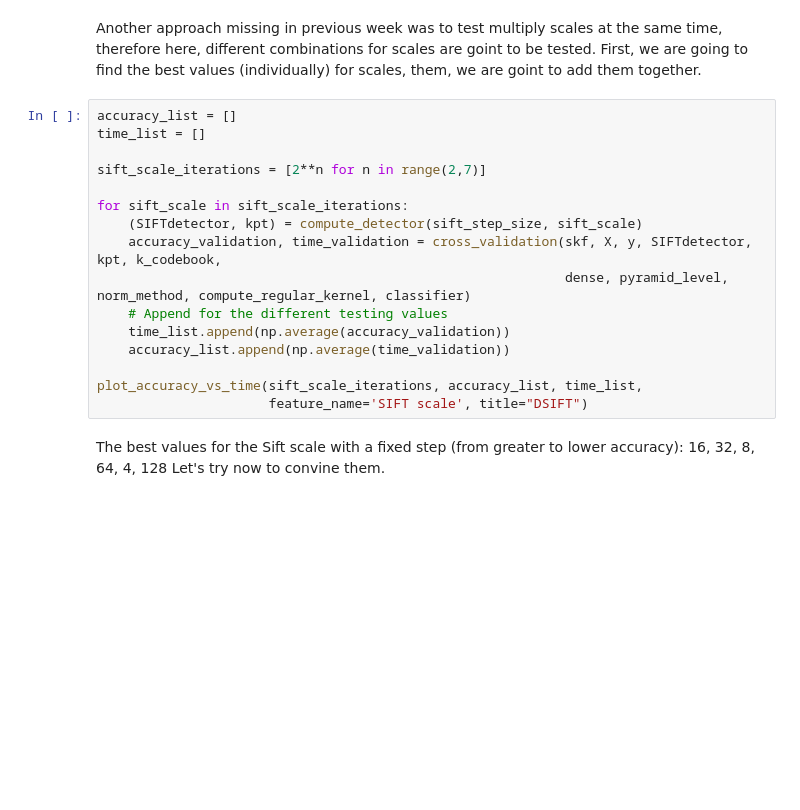
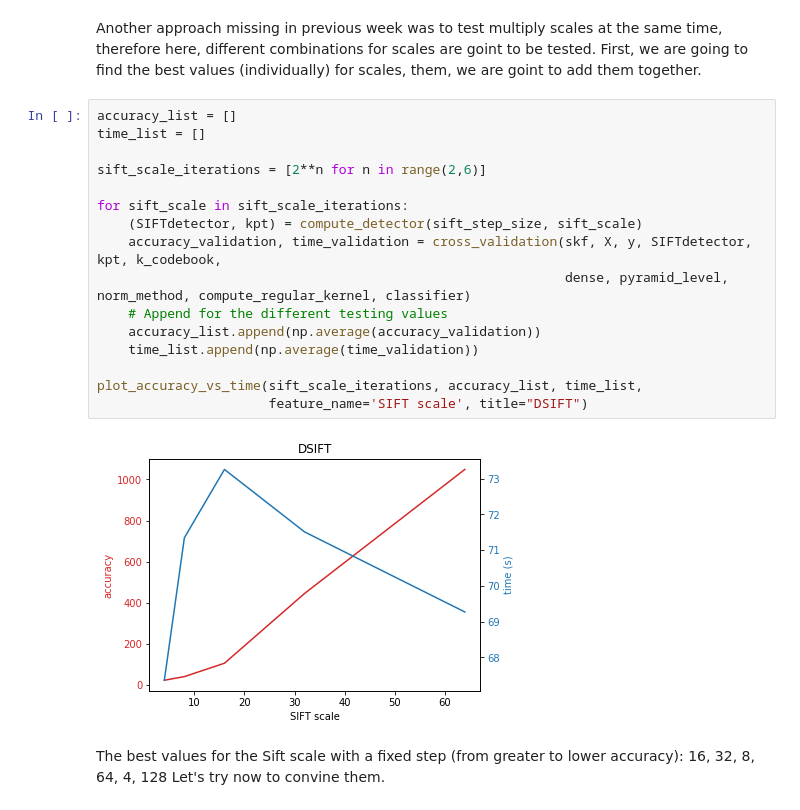
Before and after one commit to aturcitu/M3-18.19, a Jupyter notebook: notebook/delivery/M3 - Delivery 2.ipynb, the cells around one changed output. Drawn from its saved outputs; the diff is of its cells as text; blank space fills up the shorter version.

```diff
--- a/notebook/delivery/M3 - Delivery 2.ipynb
+++ b/notebook/delivery/M3 - Delivery 2.ipynb
@@ -464,19 +464,21 @@ Another approach missing in previous week was to test multiply scales at the sam
 # %%
 accuracy_list = []
 time_list = []
 
-sift_scale_iterations = [2**n for n in range(2,7)]
+sift_scale_iterations = [2**n for n in range(2,6)]
 
 for sift_scale in sift_scale_iterations:
     (SIFTdetector, kpt) = compute_detector(sift_step_size, sift_scale)
     accuracy_validation, time_validation = cross_validation(skf, X, y, SIFTdetector, kpt, k_codebook,
                                                             dense, pyramid_level, norm_method, compute_regular_kernel, classifier)
     # Append for the different testing values
-    time_list.append(np.average(accuracy_validation))
-    accuracy_list.append(np.average(time_validation))
+    accuracy_list.append(np.average(accuracy_validation))
+    time_list.append(np.average(time_validation))
 
 plot_accuracy_vs_time(sift_scale_iterations, accuracy_list, time_list,
                       feature_name='SIFT scale', title="DSIFT")
+# %% [output]
+[figure, added]
 # %% [markdown]
 The best values for the Sift scale with a fixed step (from greater to lower accuracy): 16, 32, 8, 64, 4, 128
 Let's try now to convine them.
```
Also changed, not shown: parts of 6 cells of this notebook.
